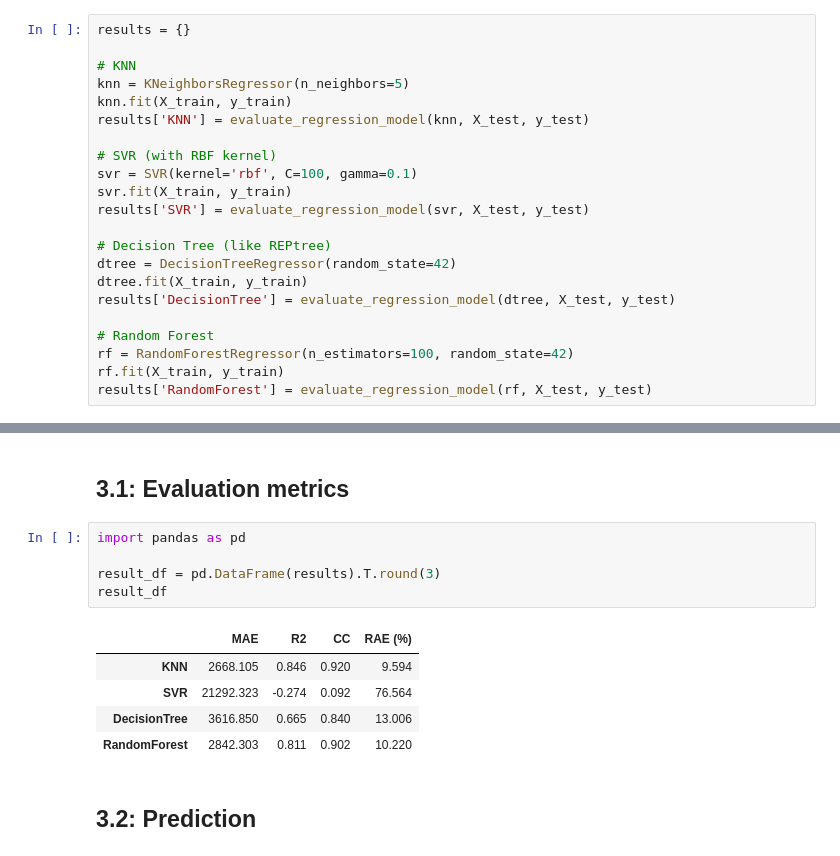
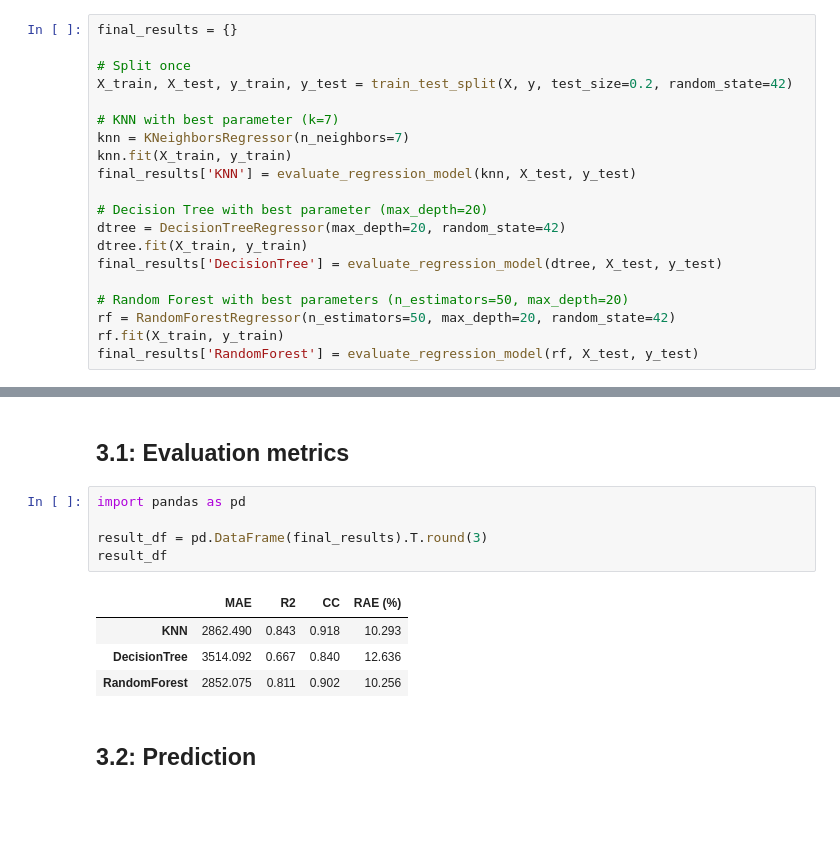
Before and after one commit to nsriad/Burst-Time-Prediction-Using-Machine-Learning, a Jupyter notebook: Code/non_hist_OS_Project_ML_models.ipynb, the cells around one changed output, grey strips where cells are left out. Drawn from its saved outputs; the diff is of its cells as text; blank space fills up the shorter version.

```diff
--- a/Code/non_hist_OS_Project_ML_models.ipynb
+++ b/Code/non_hist_OS_Project_ML_models.ipynb
@@ -144,25 +342,23 @@ def evaluate_regression_model(model, X_test, y_test):
 # %%
-results = {}
+final_results = {}
 
-# KNN
-knn = KNeighborsRegressor(n_neighbors=5)
+# Split once
+X_train, X_test, y_train, y_test = train_test_split(X, y, test_size=0.2, random_state=42)
+
+# KNN with best parameter (k=7)
+knn = KNeighborsRegressor(n_neighbors=7)
 knn.fit(X_train, y_train)
-results['KNN'] = evaluate_regression_model(knn, X_test, y_test)
+final_results['KNN'] = evaluate_regression_model(knn, X_test, y_test)
 
-# SVR (with RBF kernel)
-svr = SVR(kernel='rbf', C=100, gamma=0.1)
-svr.fit(X_train, y_train)
-results['SVR'] = evaluate_regression_model(svr, X_test, y_test)
+# Decision Tree with best parameter (max_depth=20)
+dtree = DecisionTreeRegressor(max_depth=20, random_state=42)
+dtree.fit(X_train, y_train)
+final_results['DecisionTree'] = evaluate_regression_model(dtree, X_test, y_test)
 
-# Decision Tree (like REPtree)
-dtree = DecisionTreeRegressor(random_state=42)
-dtree.fit(X_train, y_train)
-results['DecisionTree'] = evaluate_regression_model(dtree, X_test, y_test)
-
-# Random Forest
-rf = RandomForestRegressor(n_estimators=100, random_state=42)
+# Random Forest with best parameters (n_estimators=50, max_depth=20)
+rf = RandomForestRegressor(n_estimators=50, max_depth=20, random_state=42)
 rf.fit(X_train, y_train)
-results['RandomForest'] = evaluate_regression_model(rf, X_test, y_test)
+final_results['RandomForest'] = evaluate_regression_model(rf, X_test, y_test)
 # %%
 import time
 import numpy as np
@@ -266,14 +459,13 @@ print(f"MLP → Total: {total:.4f}s, Per-sample: {per_sample:.4f}ms")
 # %%
 import pandas as pd
 
-result_df = pd.DataFrame(results).T.round(3)
+result_df = pd.DataFrame(final_results).T.round(3)
 result_df
 # %% [output]
 |  | MAE | R2 | CC | RAE (%) |
-| KNN | 2668.105 | 0.846 | 0.920 | 9.594 |
-| SVR | 21292.323 | -0.274 | 0.092 | 76.564 |
-| DecisionTree | 3616.850 | 0.665 | 0.840 | 13.006 |
-| RandomForest | 2842.303 | 0.811 | 0.902 | 10.220 |
+| KNN | 2862.490 | 0.843 | 0.918 | 10.293 |
+| DecisionTree | 3514.092 | 0.667 | 0.840 | 12.636 |
+| RandomForest | 2852.075 | 0.811 | 0.902 | 10.256 |
 # %% [markdown]
 ## **3.2: Prediction**
 # %%
```
Also changed, not shown: parts of 24 cells of this notebook, 1 other file.
